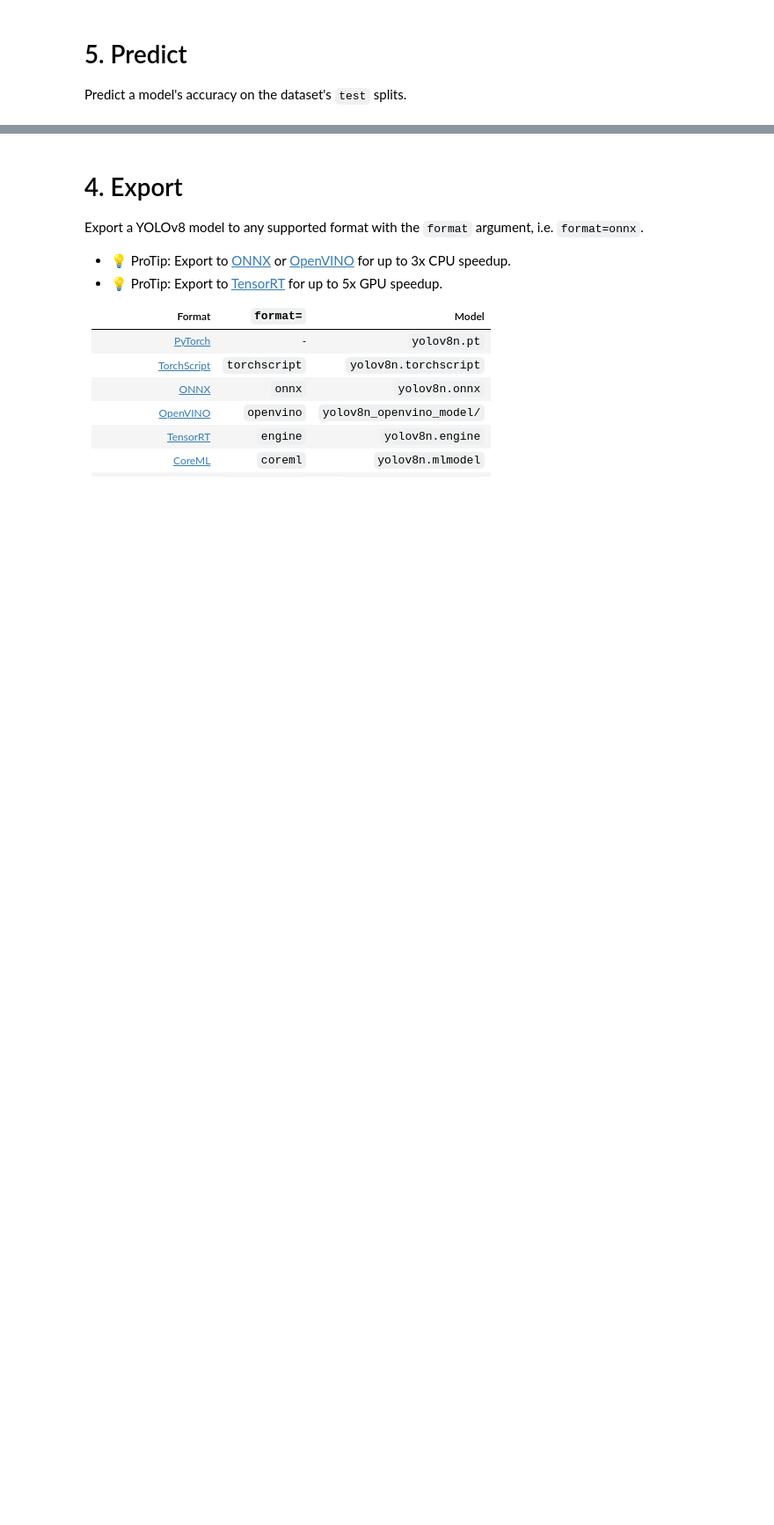
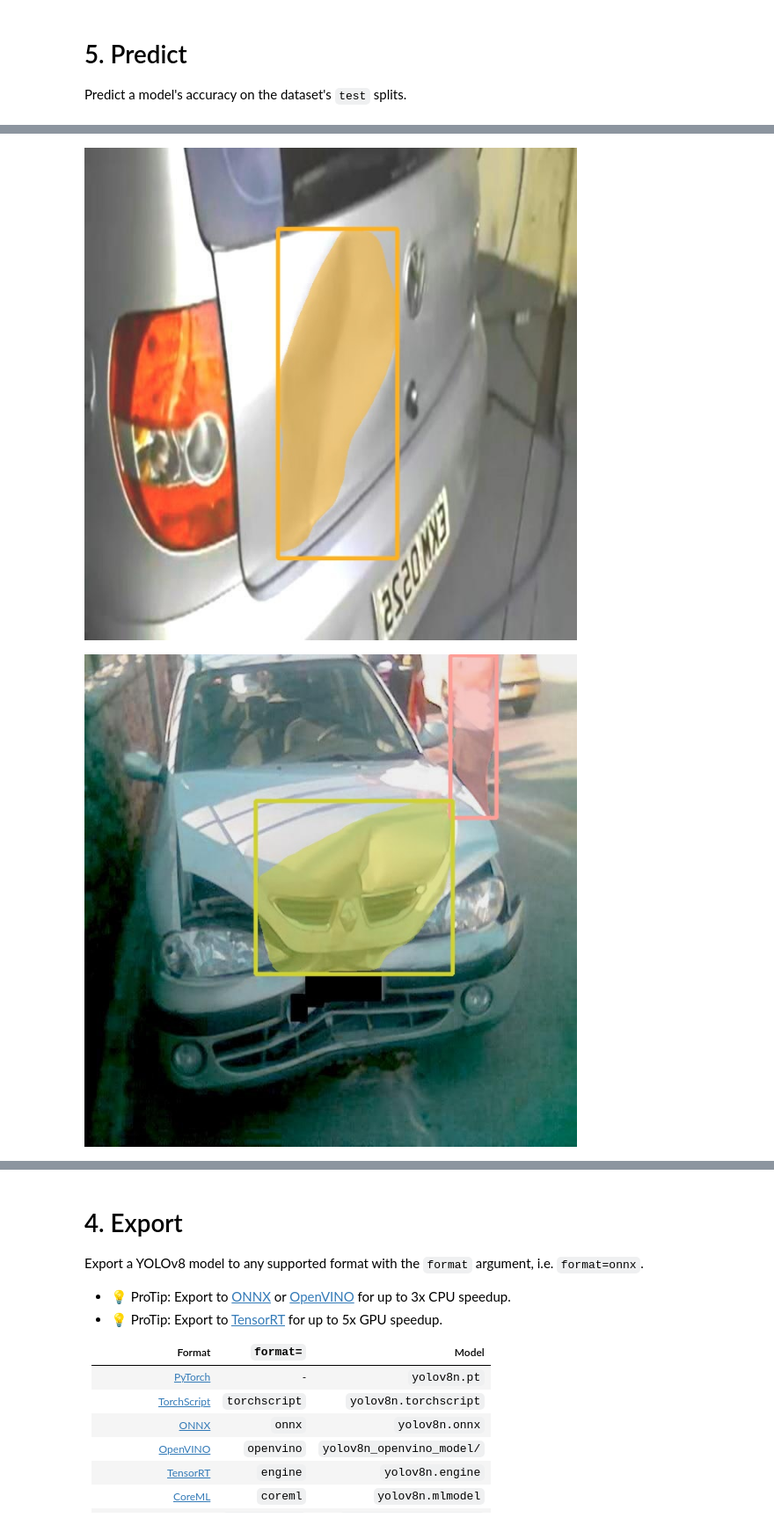
Before and after one commit to faizalebrahim/hello-world, a Jupyter notebook: notebook/Yolov8_Segmentation.ipynb, the cells around one changed output, grey strips where cells are left out. Shown at 88% size. Cells and saved outputs as stored; diff of their text form; code cells hidden in the pictures; blank space fills up the shorter version.

```diff
--- a/notebook/Yolov8_Segmentation.ipynb
+++ b/notebook/Yolov8_Segmentation.ipynb
@@ -217,5 +223,8 @@ Results saved to yolov8_damage_type/train_seg_100_epoch2
 # %%
 
-for imageName in glob.glob(f'/content/{PROJECT_NAME}/{RUN_NAME}/train2/*.jpg')[:5]:
+for imageName in glob.glob(f'/content/{PROJECT_NAME}/train_seg_50_epoch22/*.jpg')[:5]:
       display(Image(filename=imageName))
       print("\n")
+# %% [output]
+[figure, added]
+[figure, added]
```
Also changed, not shown: parts of 6 cells of this notebook.
